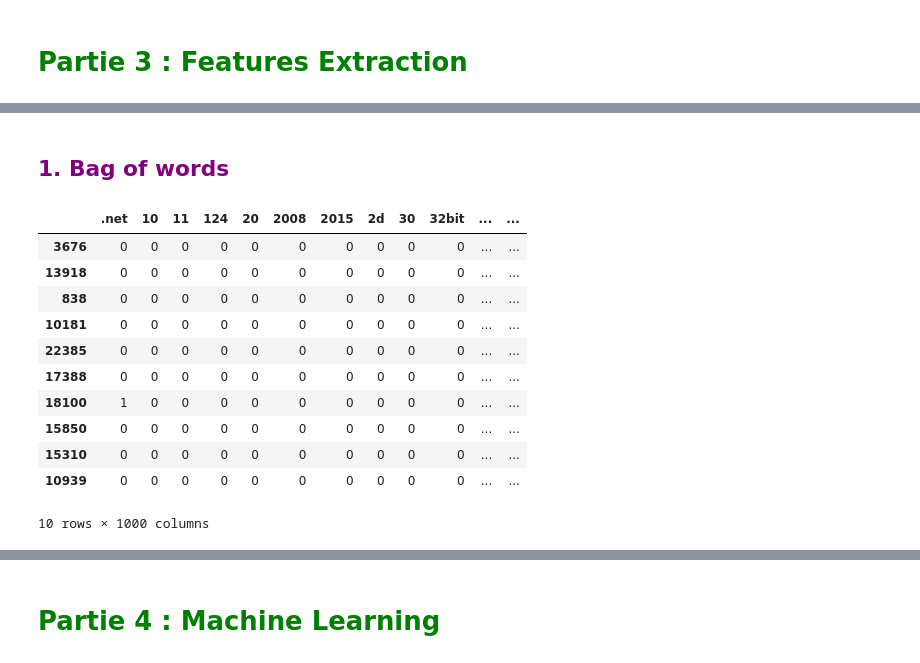
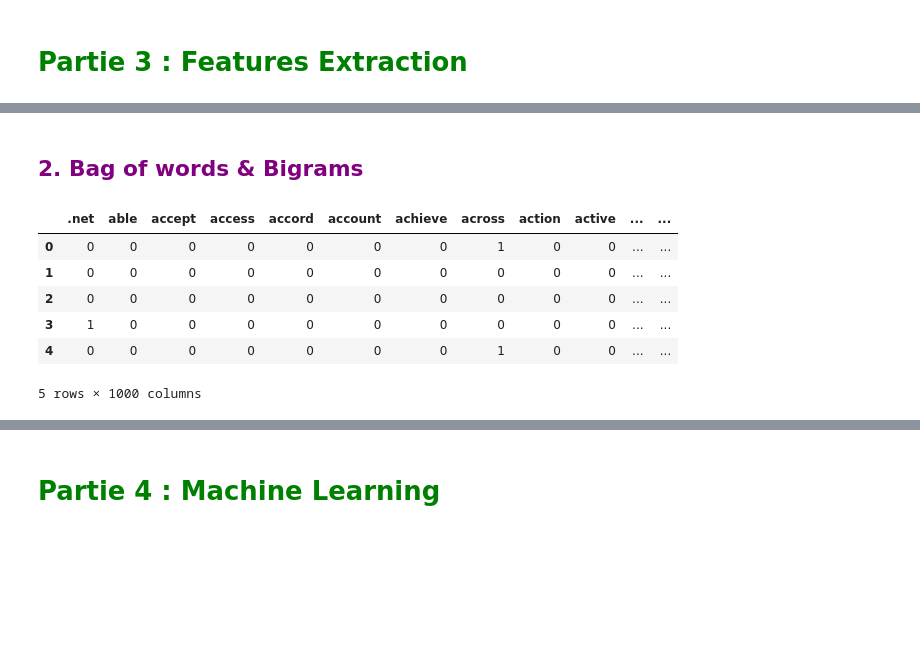
Before and after one commit to hurvoya/05---categorisation-question, a Jupyter notebook: Nettoyage_test_1.ipynb, the cells around one changed output, grey strips where cells are left out. Saved outputs shown, nothing was run; the diff lists cells and outputs as text; code cells hidden in the pictures; blank space fills up the shorter version.

```diff
--- a/Nettoyage_test_1.ipynb
+++ b/Nettoyage_test_1.ipynb
@@ -963,2 +1007,2 @@ plot_20_most_frequent_tokens(df["Body"])
 # %% [markdown]
-## <font color = purple>1. Bag of words</font>
+## <font color = purple>2. Bag of words & Bigrams</font>
@@ -968,4 +1009,5 @@ from sklearn.feature_extraction.text import CountVectorizer #pour le bag of word
 # %%
+#Bag of Words
 #Initialize
 CountVec = CountVectorizer(ngram_range=(1,1),
                                        analyzer = 'word', #AJOUTER LES COMMENTAIRES !
@@ -978,26 +1020,20 @@ CountVec = CountVectorizer(ngram_range=(1,1),
                                        max_features=1000)
 
 #transform
-X_bow = CountVec.fit_transform(df["Title"])
+X_bow = CountVec.fit_transform(df["title_body"])
 
 #create dataframe
 df_X_bow=pd.DataFrame(X_bow.toarray(),columns=CountVec.get_feature_names_out())
-# %%
-#affichage
-df_X_bow.sample(10)
-# %% [output]
-|  | .net | 10 | 11 | 124 | 20 | 2008 | 2015 | 2d | 30 | 32bit | ... | ... |
-| 3676 | 0 | 0 | 0 | 0 | 0 | 0 | 0 | 0 | 0 | 0 | ... | ... |
-| 13918 | 0 | 0 | 0 | 0 | 0 | 0 | 0 | 0 | 0 | 0 | ... | ... |
-| 838 | 0 | 0 | 0 | 0 | 0 | 0 | 0 | 0 | 0 | 0 | ... | ... |
-| 10181 | 0 | 0 | 0 | 0 | 0 | 0 | 0 | 0 | 0 | 0 | ... | ... |
-| 22385 | 0 | 0 | 0 | 0 | 0 | 0 | 0 | 0 | 0 | 0 | ... | ... |
-| 17388 | 0 | 0 | 0 | 0 | 0 | 0 | 0 | 0 | 0 | 0 | ... | ... |
-| 18100 | 1 | 0 | 0 | 0 | 0 | 0 | 0 | 0 | 0 | 0 | ... | ... |
-| 15850 | 0 | 0 | 0 | 0 | 0 | 0 | 0 | 0 | 0 | 0 | ... | ... |
-| 15310 | 0 | 0 | 0 | 0 | 0 | 0 | 0 | 0 | 0 | 0 | ... | ... |
-| 10939 | 0 | 0 | 0 | 0 | 0 | 0 | 0 | 0 | 0 | 0 | ... | ... |
-10 rows × 1000 columns
+# %%
+df_X_bow.head(5)
+# %% [output]
+|  | .net | able | accept | access | accord | account | achieve | across | action | active | ... | ... |
+| 0 | 0 | 0 | 0 | 0 | 0 | 0 | 0 | 1 | 0 | 0 | ... | ... |
+| 1 | 0 | 0 | 0 | 0 | 0 | 0 | 0 | 0 | 0 | 0 | ... | ... |
+| 2 | 0 | 0 | 0 | 0 | 0 | 0 | 0 | 0 | 0 | 0 | ... | ... |
+| 3 | 1 | 0 | 0 | 0 | 0 | 0 | 0 | 0 | 0 | 0 | ... | ... |
+| 4 | 0 | 0 | 0 | 0 | 0 | 0 | 0 | 1 | 0 | 0 | ... | ... |
+5 rows × 1000 columns
 # %%
 #Avec les bigram
 #Initialize
```
Also changed, not shown: parts of 103 cells of this notebook, 1 other file.
